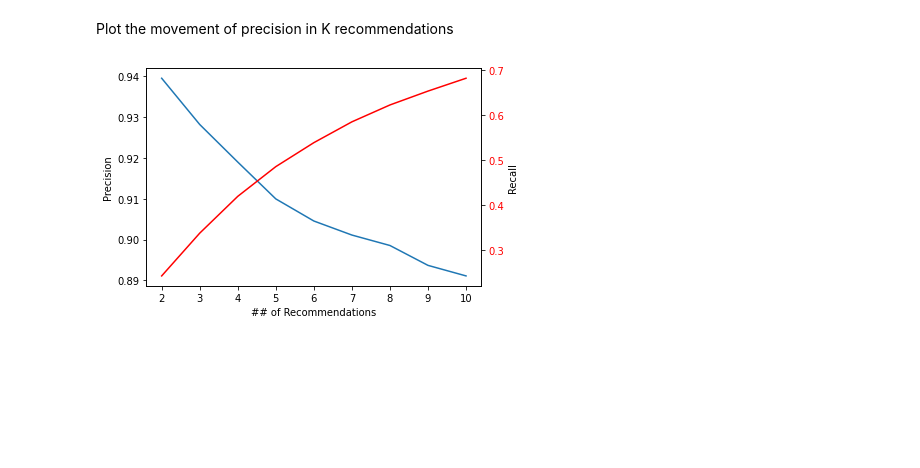
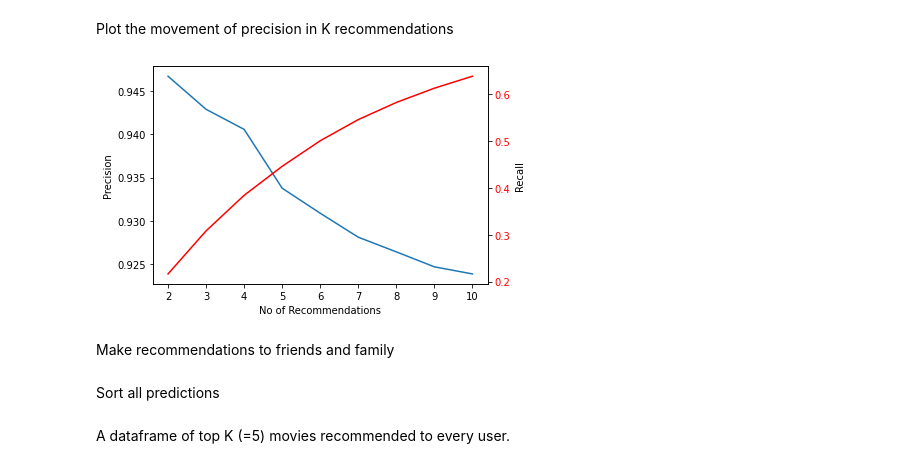
Before and after one commit to MutugiD/Data-Problems, a Jupyter notebook: Movie_recommender.ipynb, the cells around one changed output. Saved outputs shown, nothing was run; the diff lists cells and outputs as text; code cells hidden in the pictures; blank space fills up the shorter version.

```diff
--- a/Movie_recommender.ipynb
+++ b/Movie_recommender.ipynb
@@ -28,0 +29,4 @@ data = Dataset.load_builtin('ml-100k', prompt = False)
+# %%
+url = 'https://raw.githubusercontent.com/MutugiD/Data-Problems/master/Recommender/movie_ratings.csv'
+data = pd.read_csv(url)
+data.head()
@@ -29,3 +57,7 @@ data = Dataset.load_builtin('ml-100k', prompt = False)
+# %%
+reader = Reader(line_format='user item rating timestamp', sep='\t')
+reader = Reader(rating_scale=(0.5, 5.0))
+data = Dataset.load_from_df(df[['userID', 'itemID', 'rating']], reader)
 # %% [markdown]
 Create a benchmark. Iterate over SVD, NMF, NormalPredictor, KNNBasic
 # %%
@@ -55,0 +91,16 @@ algo_data
+# %%
+parameters= {'n_factors': [25, 30, 35, 40], 'n_epochs': [15, 20, 25], 'lr_all': [0.001, 0.003, 0.005, 0.008],
+              'reg_all': [0.08, 0.1, 0.15]}
+grid= GridSearchCV(SVD, parameters, measures=['rmse', 'mae'], cv=3)
+trainset, testset = train_test_split(data, test_size=0.2)
+grid.fit(data)
+algo_best = grid.best_estimator['rmse']
+print(grid.best_score['rmse'])
+print(grid.best_params['rmse'])
+
+#assign the best parameters
+t_num = grid.best_params
+factors = t_num['rmse']['n_factors']
+epochs = t_num['rmse']['n_epochs']
+lr_value = t_num['rmse']['lr_all']
+reg_value = t_num['rmse']['reg_all']
@@ -271,11 +322,0 @@ result
-# %%
-result=[]
-for i in range(2, 11):
-    precisions, recalls = precision_recall_at_k(predictions, k=i, threshold=2.5)
-
-    # Precision and recall can then be averaged over all users
-    prec = sum(prec for prec in precisions.values()) / len(precisions)
-    rec = sum(rec for rec in recalls.values()) / len(recalls)
-    result.append({'K': i, 'Precision': prec, 'Recall': rec})
-
-result
@@ -292,22 +323,24 @@ result
 # %% [markdown]
 Plot the movement of precision in K recommendations
 # %%
-Recc=[]
+Recomended=[]
 Precision=[]
 Recall=[]
 for i in range(0,9):
-    Recc.append(result[i]['K'])
+    Recomended.append(result[i]['K'])
     Precision.append(result[i]['Precision'])
     Recall.append(result[i]['Recall'])
 
 from matplotlib import pyplot as plt
-plt.plot(Recc, Precision)
-plt.xlabel('## of Recommendations')
+plt.plot(Recomended, Precision)
+plt.xlabel('No of Recommendations')
 plt.ylabel('Precision')
 plt2 = plt.twinx()
-plt2.plot(Recc, Recall, 'r')
+plt2.plot(Recomended, Recall, 'r')
 plt.ylabel('Recall')
 for tl in plt2.get_yticklabels():
     tl.set_color('r')
 # %% [output]
-[figure, old version]
+[figure, new version]
+# %% [markdown]
+Make recommendations to friends and family
@@ -313,0 +358,2 @@ for tl in plt2.get_yticklabels():
+# %% [markdown]
+Sort all predictions
@@ -313,0 +371,2 @@ for tl in plt2.get_yticklabels():
+# %% [markdown]
+A dataframe of top K (=5) movies recommended to every user.
```
Also changed, not shown: parts of 29 cells of this notebook.
